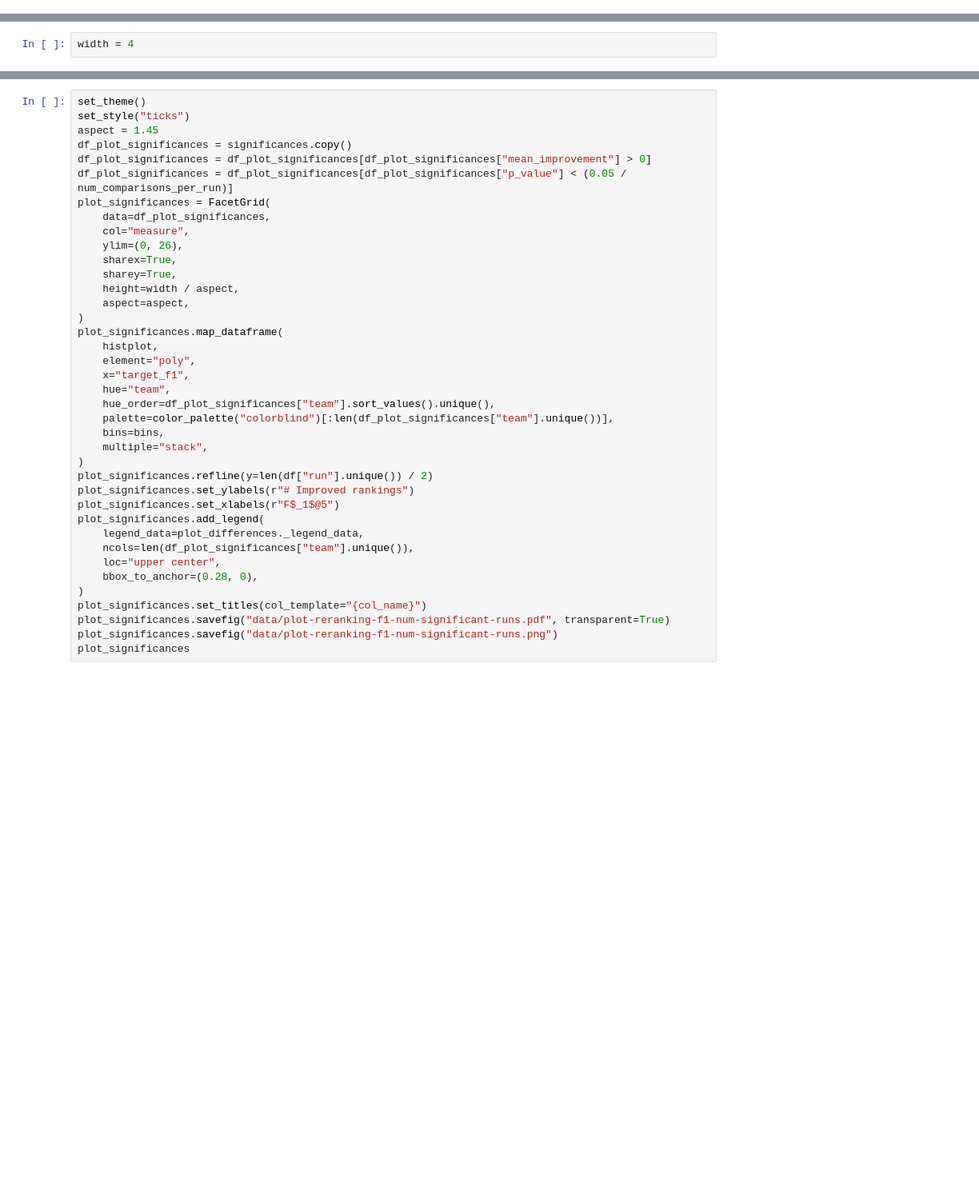
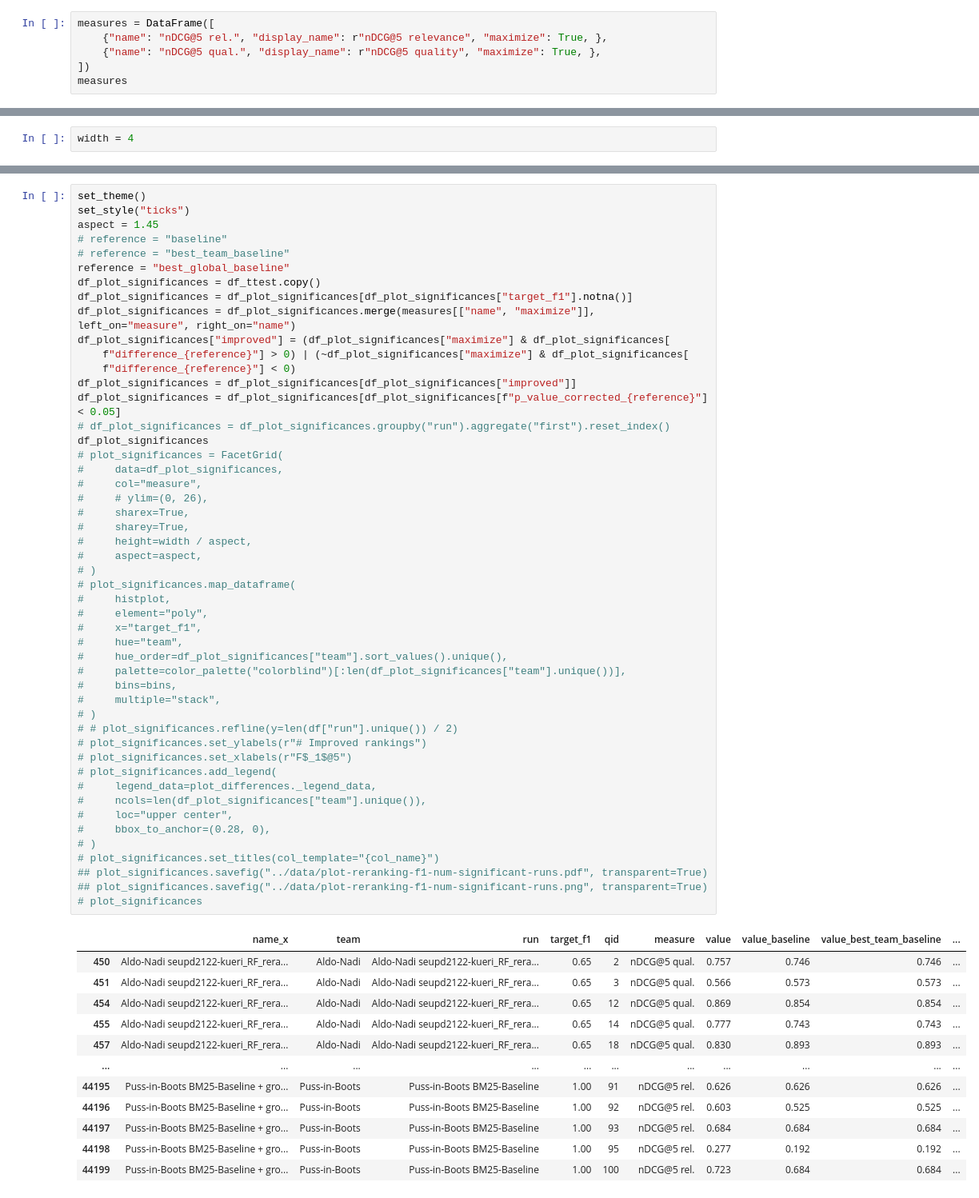
Before and after one commit to webis-de/argmining23-stance-aware-re-ranking, a Jupyter notebook: notebooks/evaluation_reranking.ipynb, the cells around one changed output, grey strips where cells are left out. Shown at 80% size. Saved outputs shown, nothing was run; the diff lists cells and outputs as text; blank space fills up the shorter version.

```diff
--- a/notebooks/evaluation_reranking.ipynb
+++ b/notebooks/evaluation_reranking.ipynb
@@ -7,0 +9,6 @@ from seaborn import set_style, color_palette, lineplot, FacetGrid, histplot, set
+# %%
+measures = DataFrame([
+    {"name": "nDCG@5 rel.", "display_name": r"nDCG@5 relevance", "maximize": True, },
+    {"name": "nDCG@5 qual.", "display_name": r"nDCG@5 quality", "maximize": True, },
+])
+measures
@@ -277,40 +462,62 @@ num_comparisons_per_run = 3
 # %%
 set_theme()
 set_style("ticks")
 aspect = 1.45
-df_plot_significances = significances.copy()
-df_plot_significances = df_plot_significances[df_plot_significances["mean_improvement"] > 0]
-df_plot_significances = df_plot_significances[df_plot_significances["p_value"] < (0.05 / num_comparisons_per_run)]
-plot_significances = FacetGrid(
-    data=df_plot_significances,
-    col="measure",
-    ylim=(0, 26),
-    sharex=True,
-    sharey=True,
-    height=width / aspect,
-    aspect=aspect,
-)
-plot_significances.map_dataframe(
-    histplot,
-    element="poly",
-    x="target_f1",
-    hue="team",
-    hue_order=df_plot_significances["team"].sort_values().unique(),
-    palette=color_palette("colorblind")[:len(df_plot_significances["team"].unique())],
-    bins=bins,
-    multiple="stack",
-)
-plot_significances.refline(y=len(df["run"].unique()) / 2)
-plot_significances.set_ylabels(r"# Improved rankings")
-plot_significances.set_xlabels(r"F$_1$@5")
-plot_significances.add_legend(
-    legend_data=plot_differences._legend_data,
-    ncols=len(df_plot_significances["team"].unique()),
-    loc="upper center",
-    bbox_to_anchor=(0.28, 0),
-)
-plot_significances.set_titles(col_template="{col_name}")
-plot_significances.savefig("data/plot-reranking-f1-num-significant-runs.pdf", transparent=True)
-plot_significances.savefig("data/plot-reranking-f1-num-significant-runs.png")
-plot_significances
+# reference = "baseline"
+# reference = "best_team_baseline"
+reference = "best_global_baseline"
+df_plot_significances = df_ttest.copy()
+df_plot_significances = df_plot_significances[df_plot_significances["target_f1"].notna()]
+df_plot_significances = df_plot_significances.merge(measures[["name", "maximize"]], left_on="measure", right_on="name")
+df_plot_significances["improved"] = (df_plot_significances["maximize"] & df_plot_significances[
+    f"difference_{reference}"] > 0) | (~df_plot_significances["maximize"] & df_plot_significances[
+    f"difference_{reference}"] < 0)
+df_plot_significances = df_plot_significances[df_plot_significances["improved"]]
+df_plot_significances = df_plot_significances[df_plot_significances[f"p_value_corrected_{reference}"] < 0.05]
+# df_plot_significances = df_plot_significances.groupby("run").aggregate("first").reset_index()
+df_plot_significances
+# plot_significances = FacetGrid(
+#     data=df_plot_significances,
+#     col="measure",
+#     # ylim=(0, 26),
+#     sharex=True,
+#     sharey=True,
+#     height=width / aspect,
+#     aspect=aspect,
+# )
+# plot_significances.map_dataframe(
+#     histplot,
+#     element="poly",
+#     x="target_f1",
+#     hue="team",
+#     hue_order=df_plot_significances["team"].sort_values().unique(),
+#     palette=color_palette("colorblind")[:len(df_plot_significances["team"].unique())],
+#     bins=bins,
+#     multiple="stack",
+# )
+# # plot_significances.refline(y=len(df["run"].unique()) / 2)
+# plot_significances.set_ylabels(r"# Improved rankings")
+# plot_significances.set_xlabels(r"F$_1$@5")
+# plot_significances.add_legend(
+#     legend_data=plot_differences._legend_data,
+#     ncols=len(df_plot_significances["team"].unique()),
+#     loc="upper center",
+#     bbox_to_anchor=(0.28, 0),
+# )
+# plot_significances.set_titles(col_template="{col_name}")
+## plot_significances.savefig("../data/plot-reranking-f1-num-significant-runs.pdf", transparent=True)
+## plot_significances.savefig("../data/plot-reranking-f1-num-significant-runs.png", transparent=True)
+# plot_significances
 # %% [output]
+|  | name_x | team | run | target_f1 | qid | measure | value | value_baseline | value_best_team_baseline | ... |
+| 450 | Aldo-Nadi seupd2122-kueri_RF_rera... | Aldo-Nadi | Aldo-Nadi seupd2122-kueri_RF_rera... | 0.65 | 2 | nDCG@5 qual. | 0.757 | 0.746 | 0.746 | ... |
+| 451 | Aldo-Nadi seupd2122-kueri_RF_rera... | Aldo-Nadi | Aldo-Nadi seupd2122-kueri_RF_rera... | 0.65 | 3 | nDCG@5 qual. | 0.566 | 0.573 | 0.573 | ... |
+| 454 | Aldo-Nadi seupd2122-kueri_RF_rera... | Aldo-Nadi | Aldo-Nadi seupd2122-kueri_RF_rera... | 0.65 | 12 | nDCG@5 qual. | 0.869 | 0.854 | 0.854 | ... |
+| 455 | Aldo-Nadi seupd2122-kueri_RF_rera... | Aldo-Nadi | Aldo-Nadi seupd2122-kueri_RF_rera... | 0.65 | 14 | nDCG@5 qual. | 0.777 | 0.743 | 0.743 | ... |
+| 457 | Aldo-Nadi seupd2122-kueri_RF_rera... | Aldo-Nadi | Aldo-Nadi seupd2122-kueri_RF_rera... | 0.65 | 18 | nDCG@5 qual. | 0.830 | 0.893 | 0.893 | ... |
+| ... | ... | ... | ... | ... | ... | ... | ... | ... | ... | ... |
+| 44195 | Puss-in-Boots BM25-Baseline + gro... | Puss-in-Boots | Puss-in-Boots BM25-Baseline | 1.00 | 91 | nDCG@5 rel. | 0.626 | 0.626 | 0.626 | ... |
+| 44196 | Puss-in-Boots BM25-Baseline + gro... | Puss-in-Boots | Puss-in-Boots BM25-Baseline | 1.00 | 92 | nDCG@5 rel. | 0.603 | 0.525 | 0.525 | ... |
+| 44197 | Puss-in-Boots BM25-Baseline + gro... | Puss-in-Boots | Puss-in-Boots BM25-Baseline | 1.00 | 93 | nDCG@5 rel. | 0.684 | 0.684 | 0.684 | ... |
+| 44198 | Puss-in-Boots BM25-Baseline + gro... | Puss-in-Boots | Puss-in-Boots BM25-Baseline | 1.00 | 95 | nDCG@5 rel. | 0.277 | 0.192 | 0.192 | ... |
+| 44199 | Puss-in-Boots BM25-Baseline + gro... | Puss-in-Boots | Puss-in-Boots BM25-Baseline | 1.00 | 100 | nDCG@5 rel. | 0.723 | 0.684 | 0.684 | ... |
```
Also changed, not shown: parts of 23 cells of this notebook.
